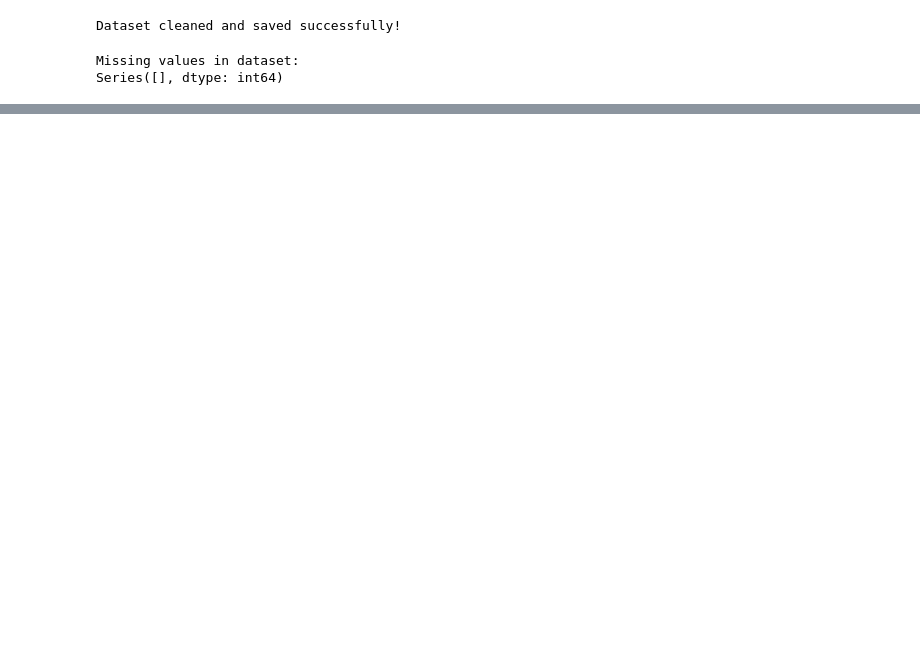
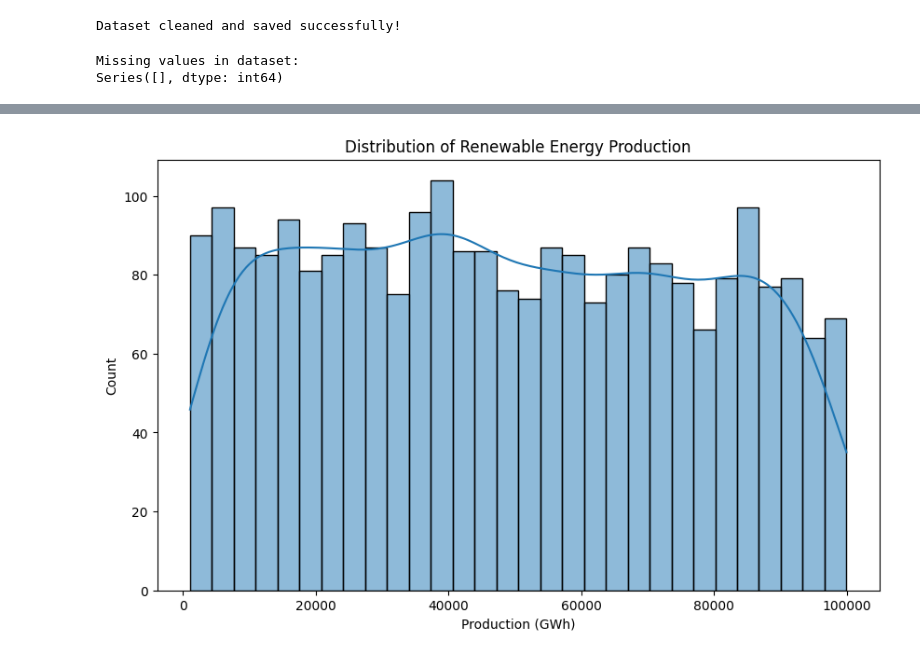
Before and after one commit to Pooja-Arumugam/Global-Renewable-Energy-and-Indicators, a Jupyter notebook: Global_Renewable_Energy_Indicators.ipynb, the cells around one changed output, grey strips where cells are left out. Saved outputs shown, nothing was run; the diff lists cells and outputs as text; code cells hidden in the pictures; blank space fills up the shorter version.

```diff
--- a/Global_Renewable_Energy_Indicators.ipynb
+++ b/Global_Renewable_Energy_Indicators.ipynb
@@ -52,0 +78,8 @@ df=pd.read_csv('/content/cleaned_renewable_energy_dataset.csv')
+# %%
+# Distribution plots of key numerical features
+plt.figure(figsize=(10, 6))
+sns.histplot(df['Production (GWh)'], bins=30, kde=True)
+plt.title('Distribution of Renewable Energy Production')
+plt.show()
+# %% [output]
+[figure, added]
```
Also changed, not shown: parts of 34 cells of this notebook.
